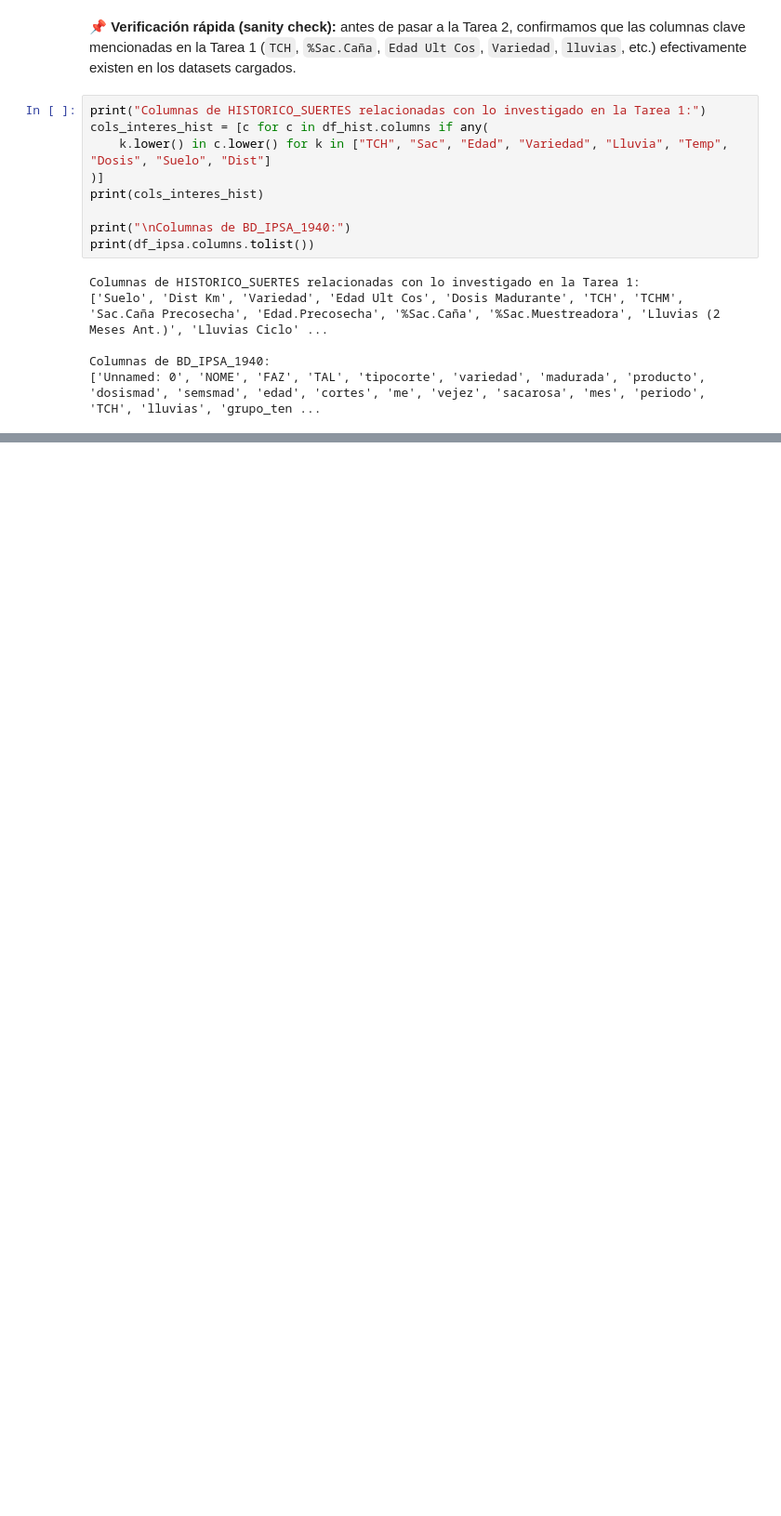
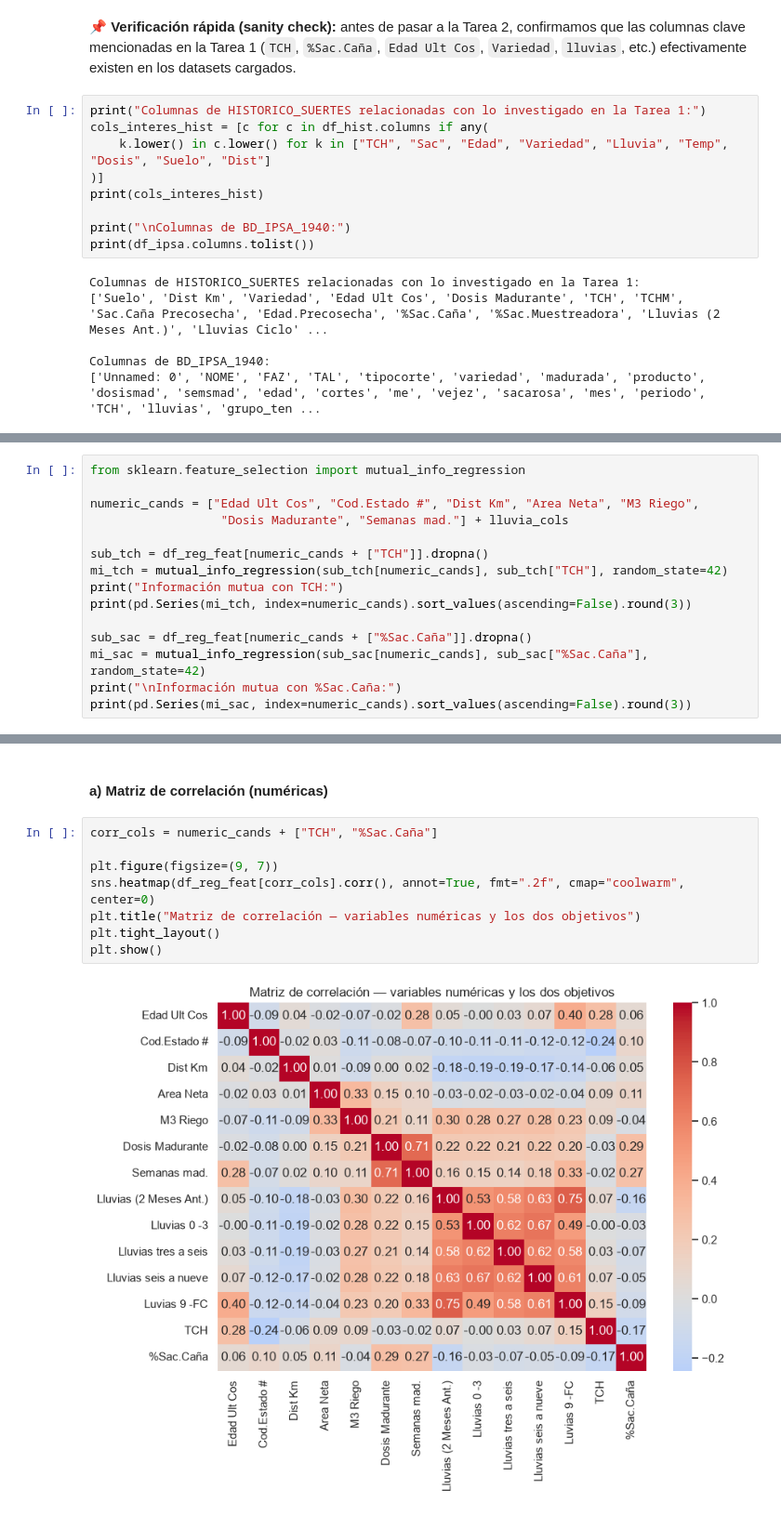
Before and after one commit to joseflorezleon/TallerPracticoAprendizajeAutom-tico1, a Jupyter notebook: Notebooks/Taller_Ingenio_Providencia.ipynb, the cells around one changed output, grey strips where cells are left out. Shown at 93% size. Cells and saved outputs as stored; diff of their text form; blank space fills up the shorter version.

```diff
--- a/Notebooks/Taller_Ingenio_Providencia.ipynb
+++ b/Notebooks/Taller_Ingenio_Providencia.ipynb
@@ -223,0 +439,15 @@ Columnas de BD_IPSA_1940:
+# %%
+from sklearn.feature_selection import mutual_info_regression
+
+numeric_cands = ["Edad Ult Cos", "Cod.Estado #", "Dist Km", "Area Neta", "M3 Riego",
+                  "Dosis Madurante", "Semanas mad."] + lluvia_cols
+
+sub_tch = df_reg_feat[numeric_cands + ["TCH"]].dropna()
+mi_tch = mutual_info_regression(sub_tch[numeric_cands], sub_tch["TCH"], random_state=42)
+print("Información mutua con TCH:")
+print(pd.Series(mi_tch, index=numeric_cands).sort_values(ascending=False).round(3))
+
+sub_sac = df_reg_feat[numeric_cands + ["%Sac.Caña"]].dropna()
+mi_sac = mutual_info_regression(sub_sac[numeric_cands], sub_sac["%Sac.Caña"], random_state=42)
+print("\nInformación mutua con %Sac.Caña:")
+print(pd.Series(mi_sac, index=numeric_cands).sort_values(ascending=False).round(3))
@@ -223,0 +532,12 @@ Columnas de BD_IPSA_1940:
+# %% [markdown]
+#### a) Matriz de correlación (numéricas)
+# %%
+corr_cols = numeric_cands + ["TCH", "%Sac.Caña"]
+
+plt.figure(figsize=(9, 7))
+sns.heatmap(df_reg_feat[corr_cols].corr(), annot=True, fmt=".2f", cmap="coolwarm", center=0)
+plt.title("Matriz de correlación — variables numéricas y los dos objetivos")
+plt.tight_layout()
+plt.show()
+# %% [output]
+[figure, added]
```
Also changed, not shown: parts of 126 cells of this notebook, 11 other files.
